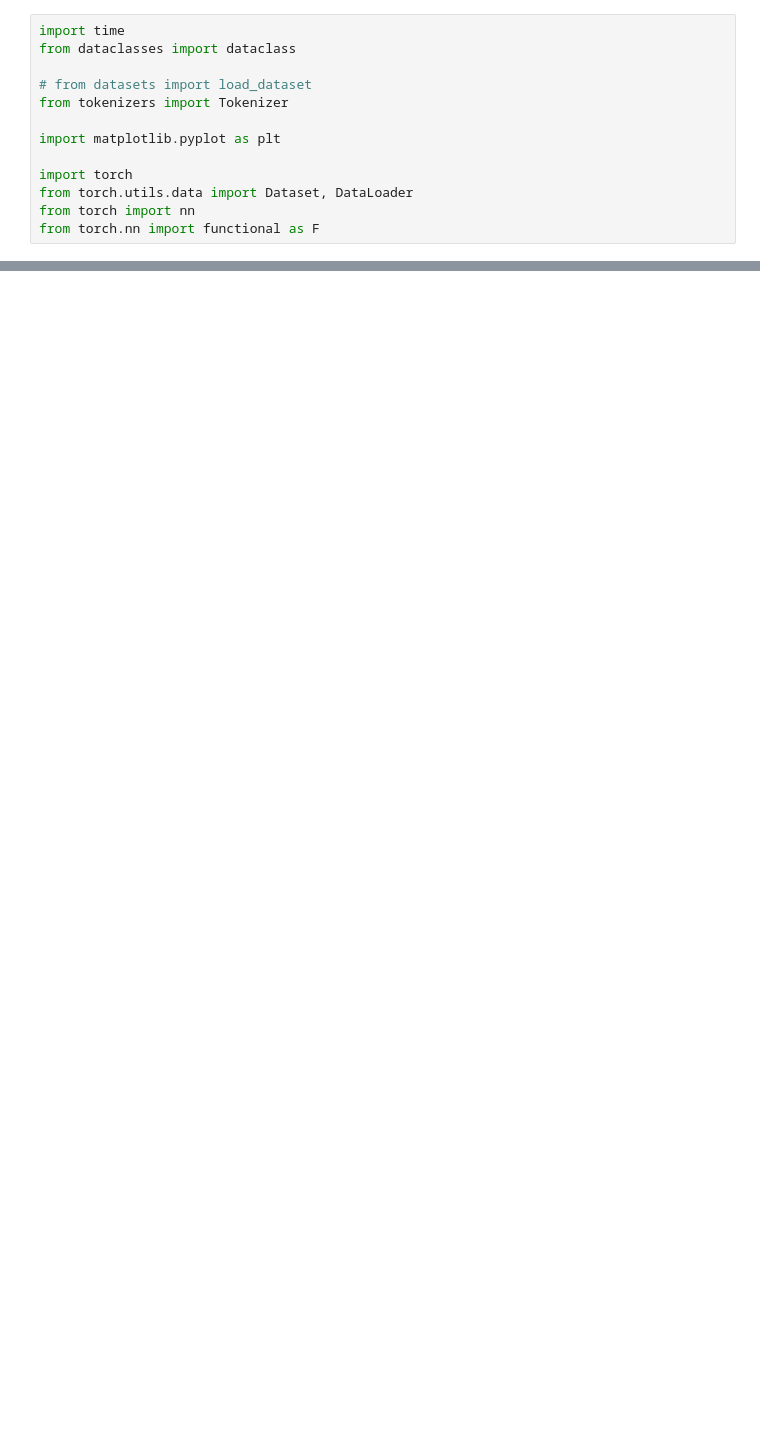
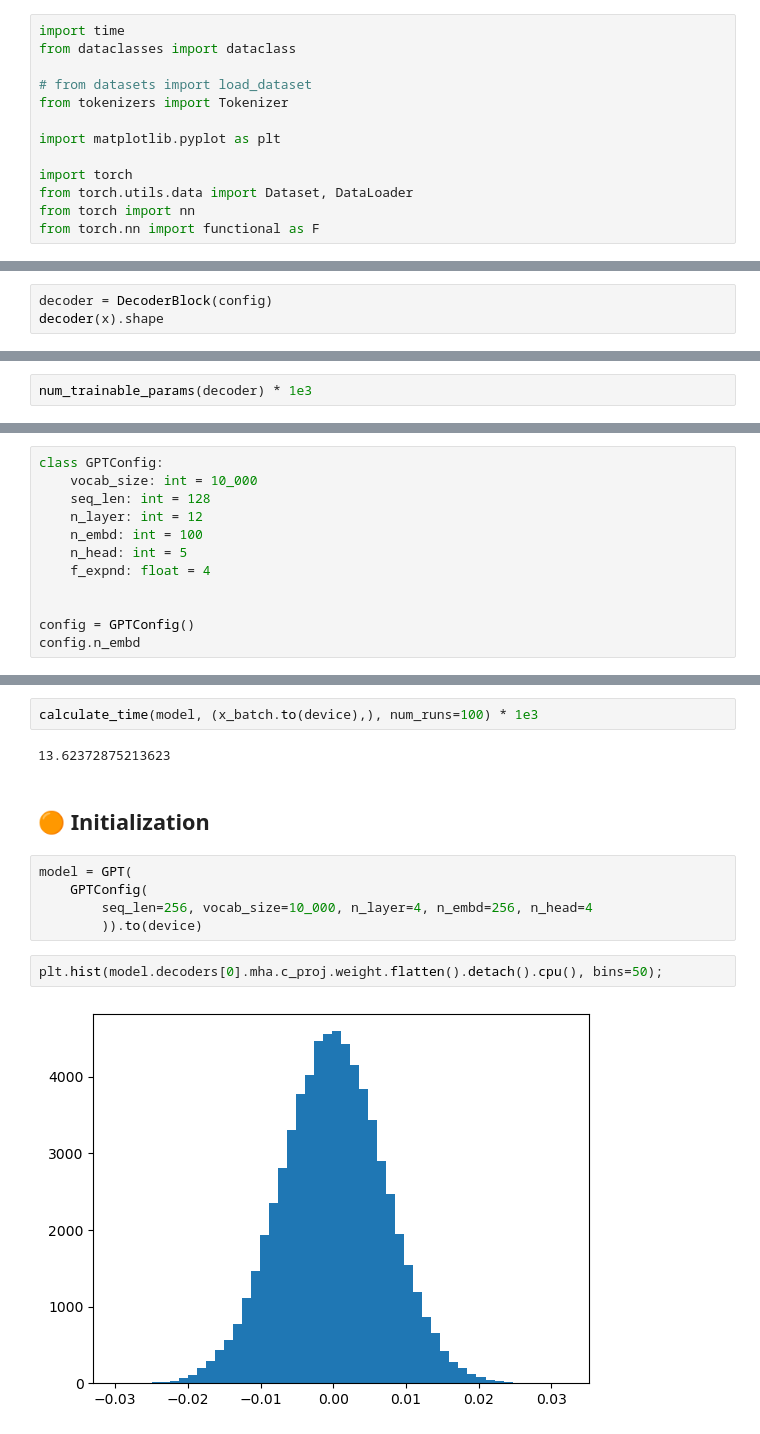
Before and after one commit to babak3548/Howsam, a Jupyter notebook: Word2VecWithPytorchV3.ipynb, the cells around one changed output, grey strips where cells are left out. Cells and saved outputs as stored; diff of their text form; blank space fills up the shorter version.

```diff
--- a/Word2VecWithPytorchV3.ipynb
+++ b/Word2VecWithPytorchV3.ipynb
@@ -182,0 +558,3 @@ torch.Size([3, 2, 4])
+# %%
+decoder = DecoderBlock(config)
+decoder(x).shape
@@ -182,0 +563,2 @@ torch.Size([3, 2, 4])
+# %%
+num_trainable_params(decoder) * 1e3
@@ -182,0 +573,12 @@ torch.Size([3, 2, 4])
+# %%
+class GPTConfig:
+    vocab_size: int = 10_000
+    seq_len: int = 128
+    n_layer: int = 12
+    n_embd: int = 100
+    n_head: int = 5
+    f_expnd: float = 4
+
+
+config = GPTConfig()
+config.n_embd
@@ -182,0 +638,15 @@ torch.Size([3, 2, 4])
+# %%
+calculate_time(model, (x_batch.to(device),), num_runs=100) * 1e3
+# %% [output]
+13.62372875213623
+# %% [markdown]
+## 🟠 Initialization
+# %%
+model = GPT(
+    GPTConfig(
+        seq_len=256, vocab_size=10_000, n_layer=4, n_embd=256, n_head=4
+        )).to(device)
+# %%
+plt.hist(model.decoders[0].mha.c_proj.weight.flatten().detach().cpu(), bins=50);
+# %% [output]
+[figure, added]
```
Also changed, not shown: parts of 69 cells of this notebook.
